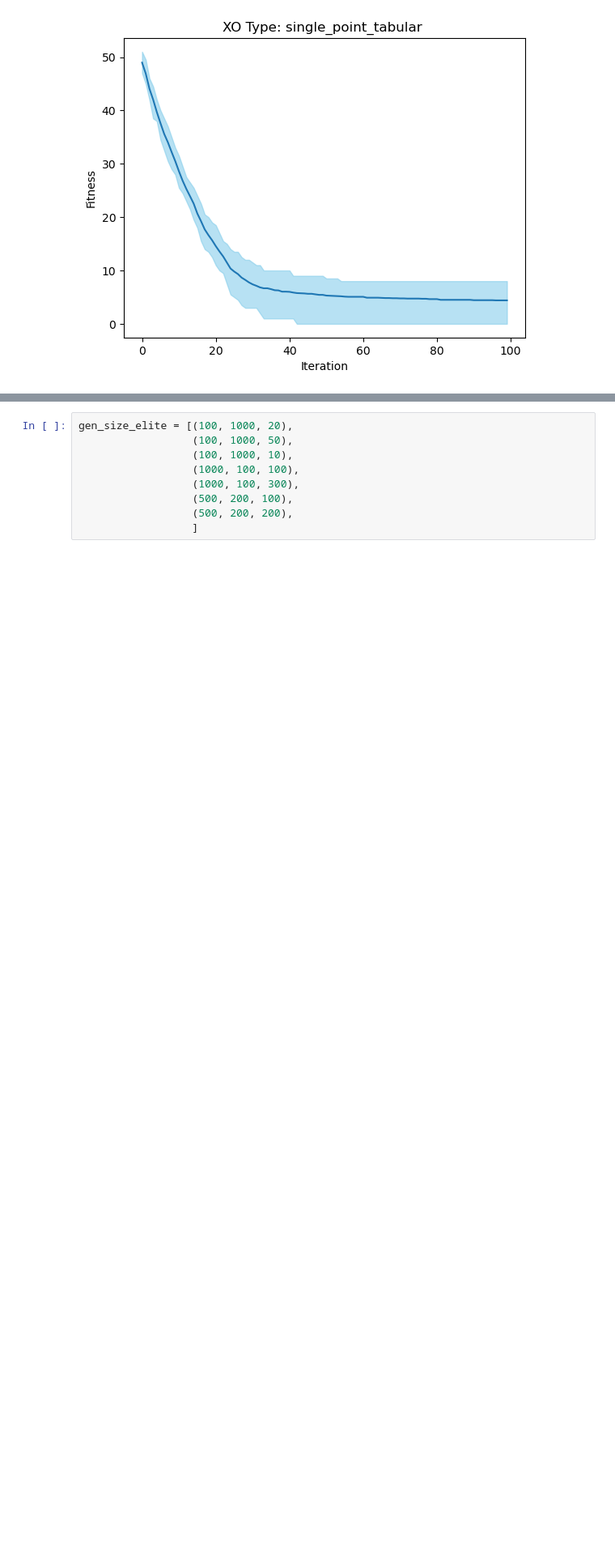
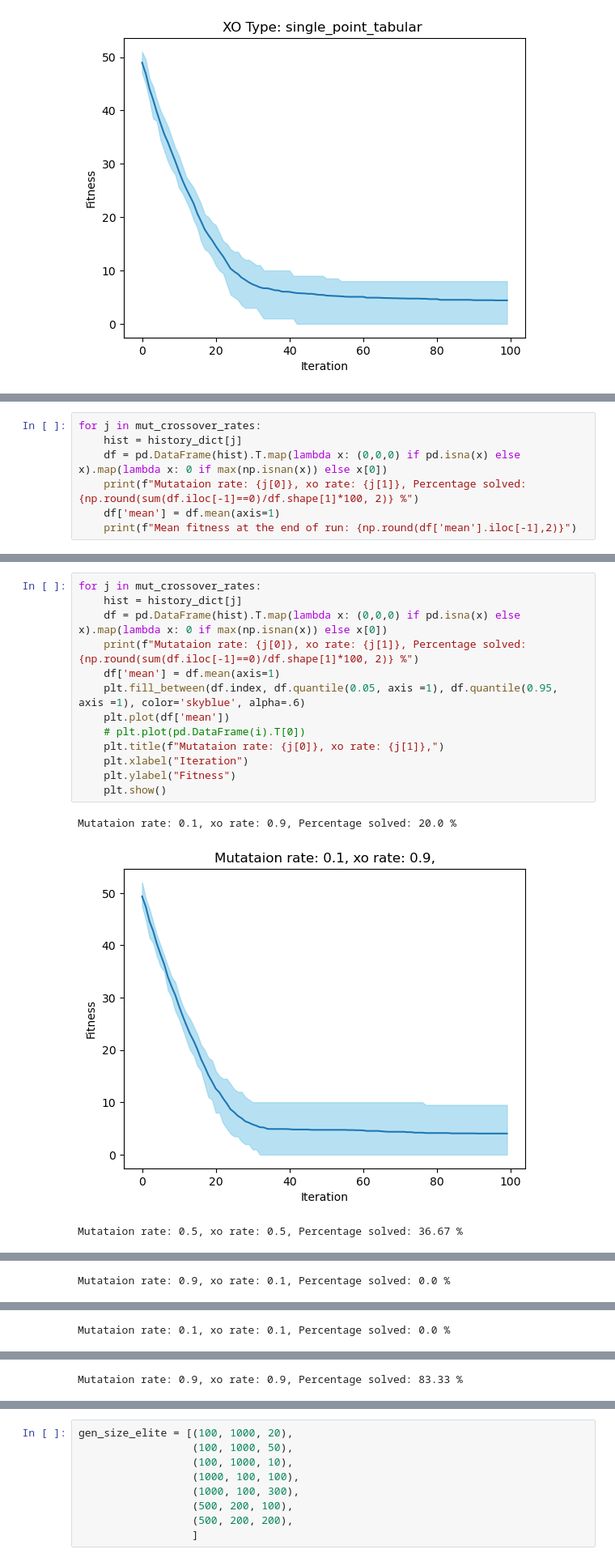
Before and after one commit to amarmate/CIFO24, a Jupyter notebook: experimentation and evaluation.ipynb, the cells around one changed output, grey strips where cells are left out. Shown: that part at 81% size. Drawn from its saved outputs; the diff is of its cells as text; blank space fills up the shorter version.

```diff
--- a/experimentation and evaluation.ipynb
+++ b/experimentation and evaluation.ipynb
@@ -349,0 +454,7 @@ XO Type: single_point_tabular, Percentage solved: 13.33 %
+# %%
+for j in mut_crossover_rates:
+    hist = history_dict[j]
+    df = pd.DataFrame(hist).T.map(lambda x: (0,0,0) if pd.isna(x) else x).map(lambda x: 0 if max(np.isnan(x)) else x[0])
+    print(f"Mutataion rate: {j[0]}, xo rate: {j[1]}, Percentage solved: {np.round(sum(df.iloc[-1]==0)/df.shape[1]*100, 2)} %")
+    df['mean'] = df.mean(axis=1)
+    print(f"Mean fitness at the end of run: {np.round(df['mean'].iloc[-1],2)}")
@@ -349,0 +472,17 @@ XO Type: single_point_tabular, Percentage solved: 13.33 %
+# %%
+for j in mut_crossover_rates:
+    hist = history_dict[j]
+    df = pd.DataFrame(hist).T.map(lambda x: (0,0,0) if pd.isna(x) else x).map(lambda x: 0 if max(np.isnan(x)) else x[0])
+    print(f"Mutataion rate: {j[0]}, xo rate: {j[1]}, Percentage solved: {np.round(sum(df.iloc[-1]==0)/df.shape[1]*100, 2)} %")
+    df['mean'] = df.mean(axis=1)
+    plt.fill_between(df.index, df.quantile(0.05, axis =1), df.quantile(0.95, axis =1), color='skyblue', alpha=.6)
+    plt.plot(df['mean'])
+    # plt.plot(pd.DataFrame(i).T[0])
+    plt.title(f"Mutataion rate: {j[0]}, xo rate: {j[1]},")
+    plt.xlabel("Iteration")
+    plt.ylabel("Fitness")
+    plt.show()
+# %% [output]
+Mutataion rate: 0.1, xo rate: 0.9, Percentage solved: 20.0 %
+[figure, added]
+Mutataion rate: 0.5, xo rate: 0.5, Percentage solved: 36.67 %
@@ -349,0 +490 @@ XO Type: single_point_tabular, Percentage solved: 13.33 %
+Mutataion rate: 0.9, xo rate: 0.1, Percentage solved: 0.0 %
@@ -349,0 +492 @@ XO Type: single_point_tabular, Percentage solved: 13.33 %
+Mutataion rate: 0.1, xo rate: 0.1, Percentage solved: 0.0 %
@@ -349,0 +494 @@ XO Type: single_point_tabular, Percentage solved: 13.33 %
+Mutataion rate: 0.9, xo rate: 0.9, Percentage solved: 83.33 %
```
Also changed, not shown: parts of 18 cells of this notebook, 1 other file.
